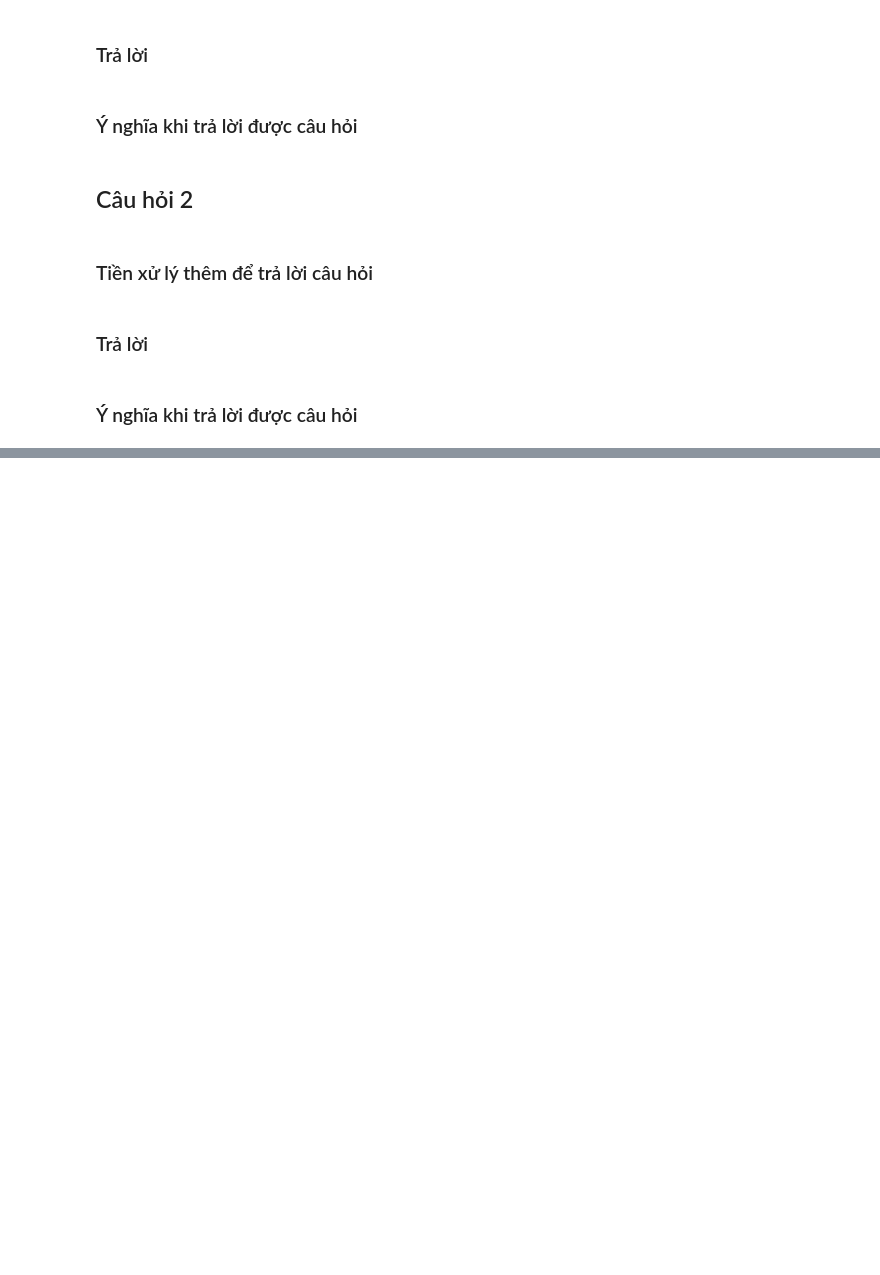
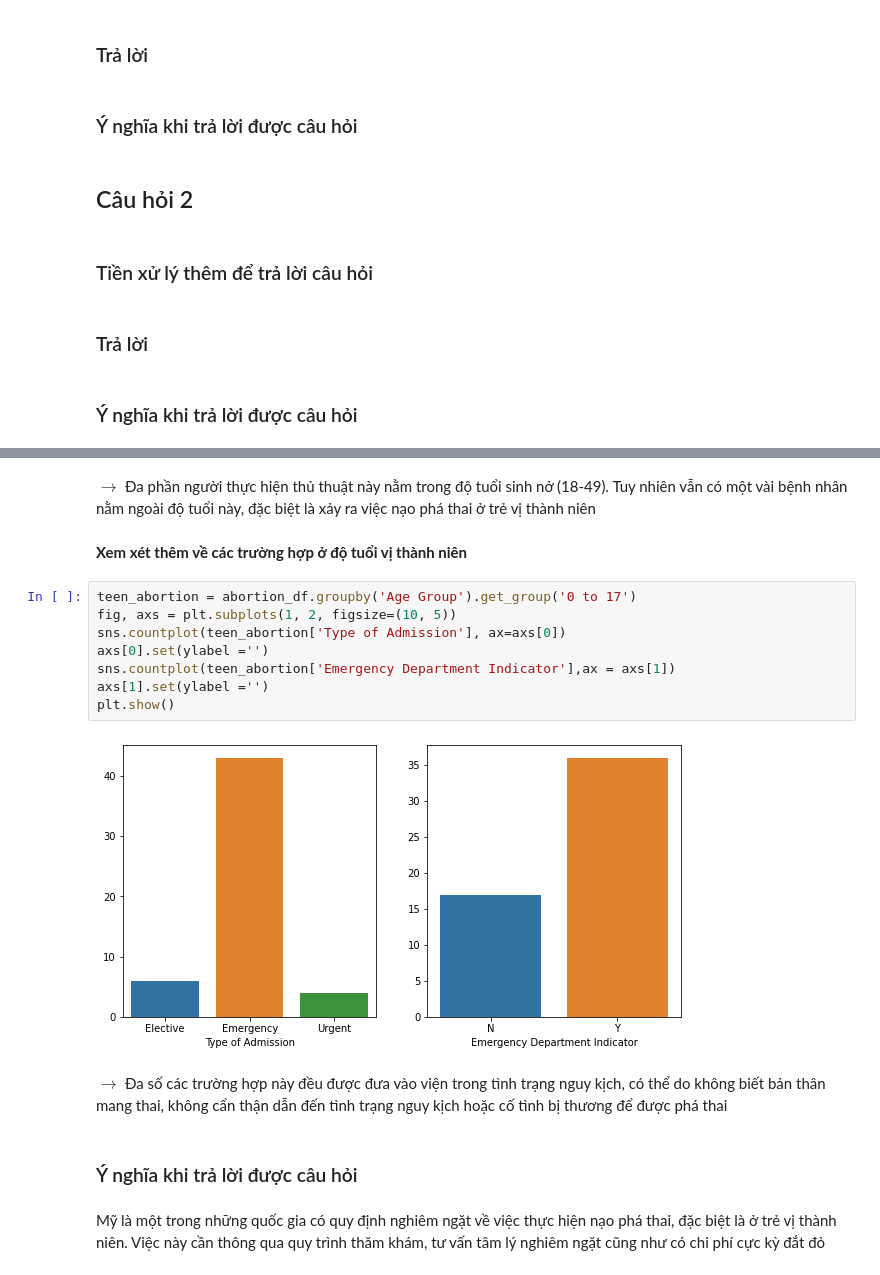
Before and after one commit to viplazylmht/P4DS_final, a Jupyter notebook: P4DS_Final.ipynb, the cells around one changed output, grey strips where cells are left out. Saved outputs shown, nothing was run; the diff lists cells and outputs as text; blank space fills up the shorter version.

```diff
--- a/P4DS_Final.ipynb
+++ b/P4DS_Final.ipynb
@@ -430,0 +520,20 @@ $\rightarrow$ Dữ liệu không còn chứa các thuộc tính bị khuyết.
+# %% [markdown]
+$\rightarrow$ Đa phần người thực hiện thủ thuật này nằm trong độ tuổi sinh nở (18-49). Tuy nhiên vẫn có một vài bệnh nhân nằm ngoài độ tuổi này, đặc biệt là xảy ra  việc nạo phá thai ở trẻ vị thành niên
+# %% [markdown]
+**Xem xét thêm về các trường hợp ở độ tuổi vị thành niên**
+# %%
+teen_abortion = abortion_df.groupby('Age Group').get_group('0 to 17')
+fig, axs = plt.subplots(1, 2, figsize=(10, 5))
+sns.countplot(teen_abortion['Type of Admission'], ax=axs[0])
+axs[0].set(ylabel ='')
+sns.countplot(teen_abortion['Emergency Department Indicator'],ax = axs[1])
+axs[1].set(ylabel ='')
+plt.show()
+# %% [output]
+[figure, added]
+# %% [markdown]
+$\rightarrow $ Đa số các trường hợp này đều được đưa vào viện trong tình trạng nguy kịch, có thể do không biết bản thân mang thai, không cẩn thận dẫn đến tình trạng nguy kịch hoặc cố tình bị thương để được phá thai
+# %% [markdown]
+### Ý nghĩa khi trả lời được câu hỏi
+# %% [markdown]
+Mỹ là một trong những quốc gia có quy định nghiêm ngặt về việc thực hiện nạo phá thai, đặc biệt là ở trẻ vị thành niên. Việc này cần thông qua quy trình thăm khám, tư vấn tâm lý nghiêm ngặt cũng như có chi phí cực kỳ đắt đỏ
```
Also changed, not shown: parts of 18 cells of this notebook.
